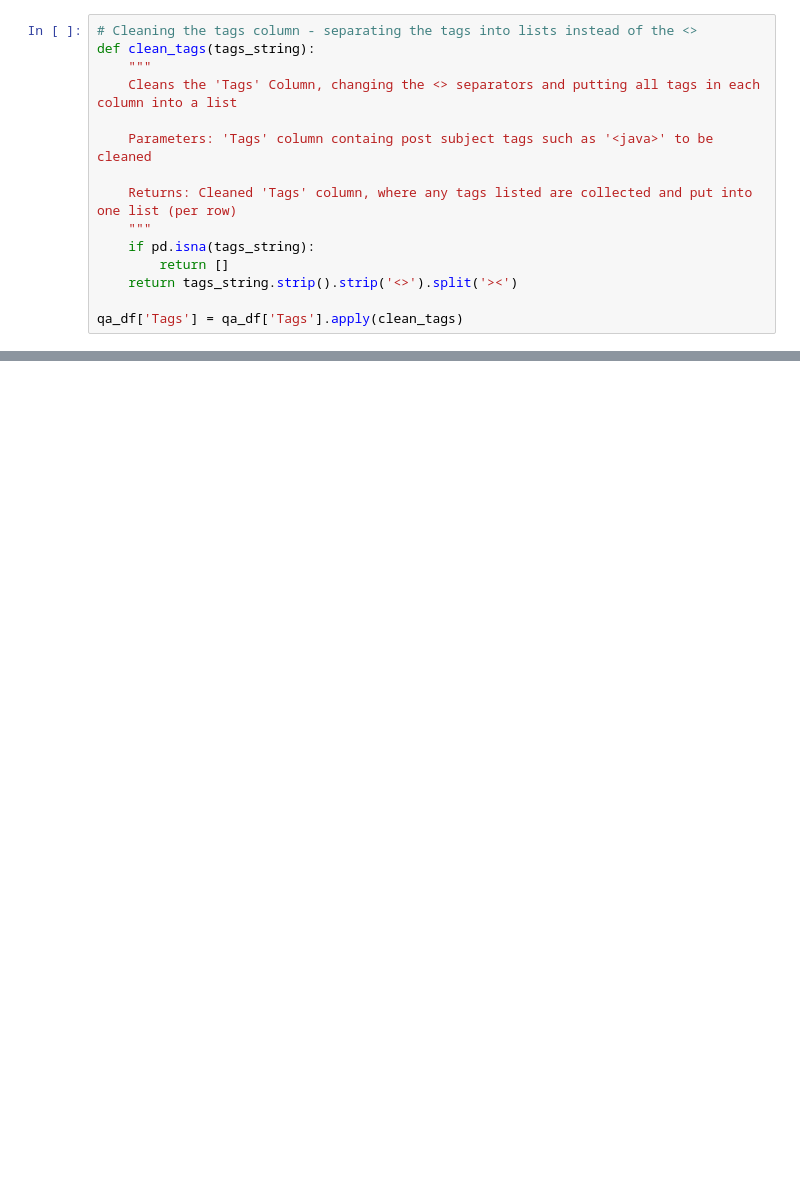
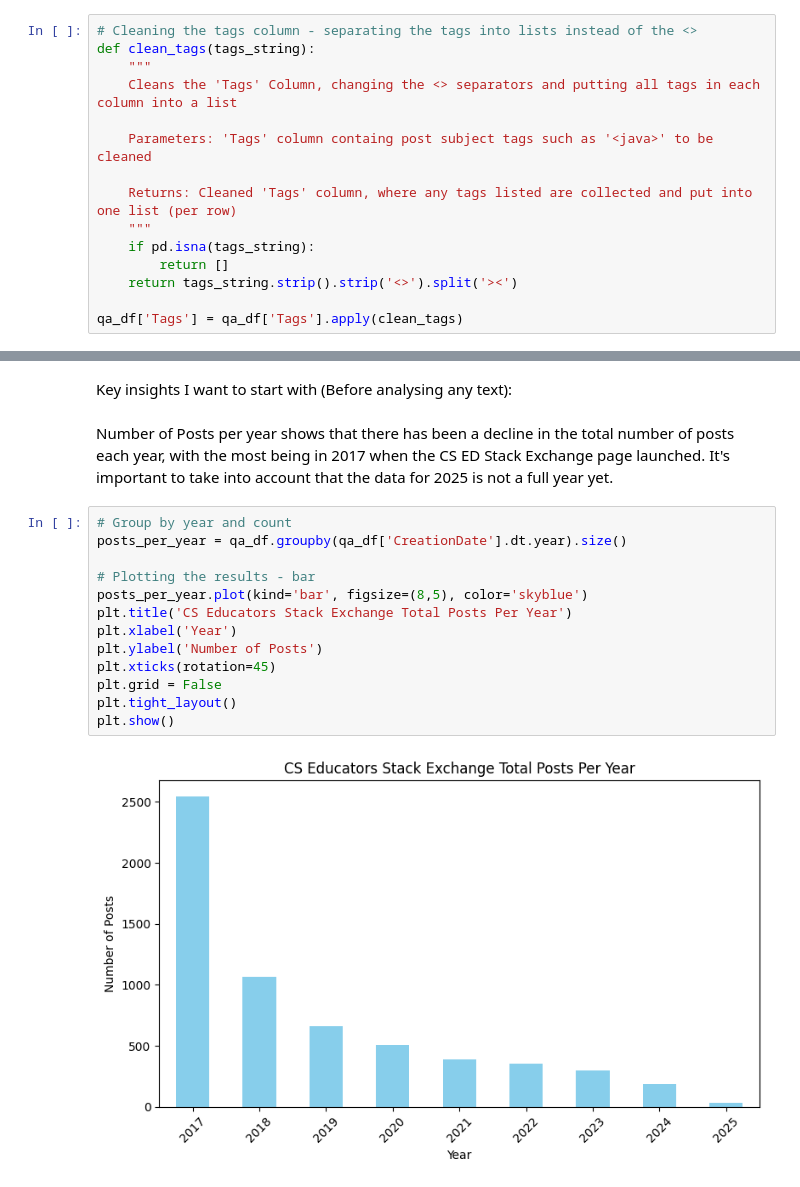
Before and after one commit to MattKronig/M-Kronig-MSc-Final-Project, a Jupyter notebook: m_kronig_csc_40098.ipynb, the cells around one changed output, grey strips where cells are left out. Saved outputs shown, nothing was run; the diff lists cells and outputs as text; blank space fills up the shorter version.

```diff
--- a/m_kronig_csc_40098.ipynb
+++ b/m_kronig_csc_40098.ipynb
@@ -310,0 +335,19 @@ qa_df.head()
+# %% [markdown]
+Key insights I want to start with (Before analysing any text):
+# %% [markdown]
+Number of Posts per year shows that there has been a decline in the total number of posts each year, with the most being in 2017 when the CS ED Stack Exchange page launched. It's important to take into account that the data for 2025 is not a full year yet.
+# %%
+# Group by year and count
+posts_per_year = qa_df.groupby(qa_df['CreationDate'].dt.year).size()
+
+# Plotting the results - bar
+posts_per_year.plot(kind='bar', figsize=(8,5), color='skyblue')
+plt.title('CS Educators Stack Exchange Total Posts Per Year')
+plt.xlabel('Year')
+plt.ylabel('Number of Posts')
+plt.xticks(rotation=45)
+plt.grid = False
+plt.tight_layout()
+plt.show()
+# %% [output]
+[figure, added]
```
Also changed, not shown: parts of 27 cells of this notebook.
